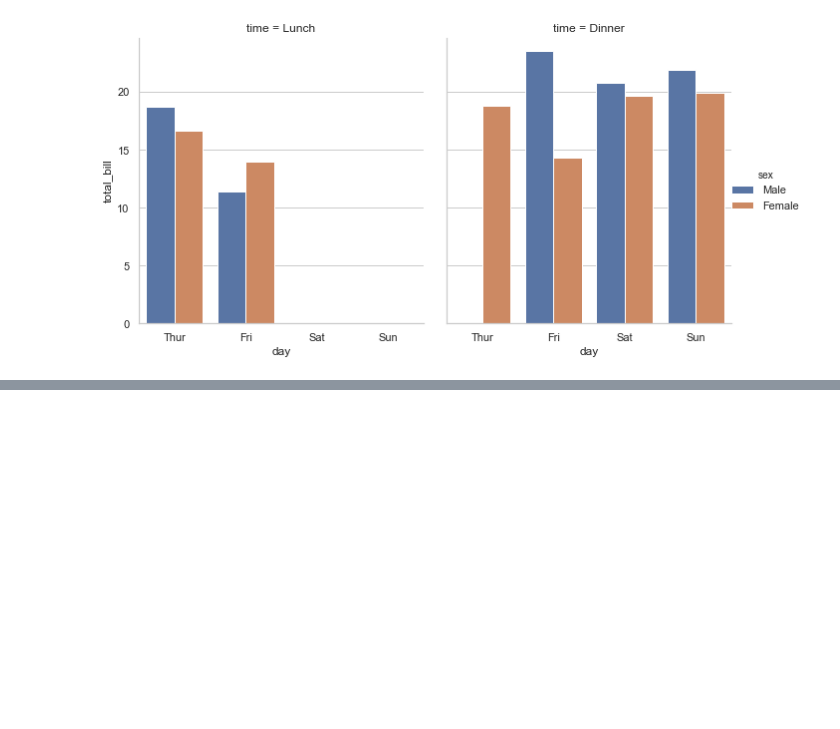
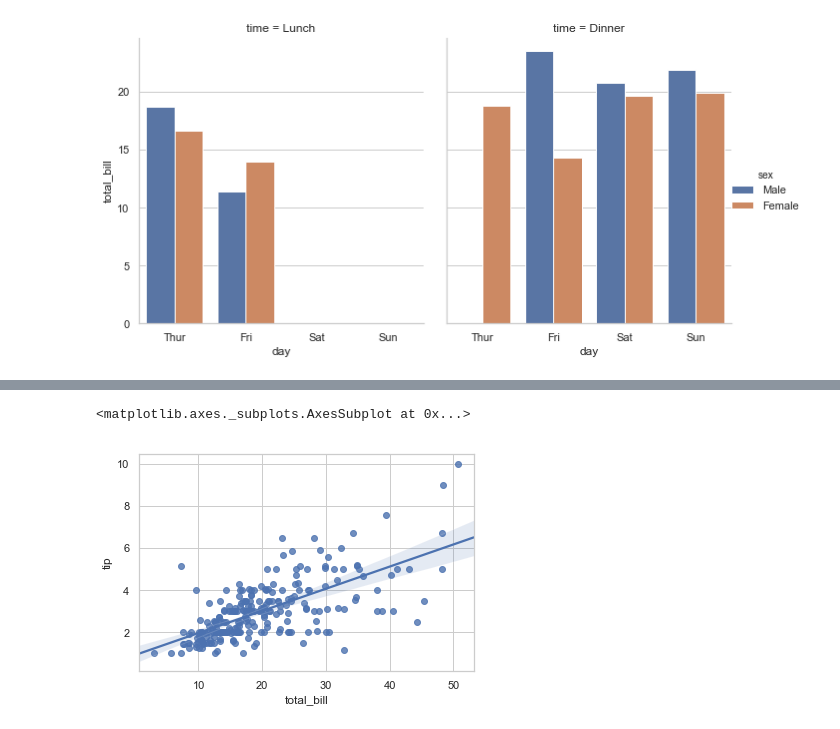
Before and after one commit to srikanthpragada/DS_06_MAY_2019, a Jupyter notebook: seaborn_demo.ipynb, the cells around one changed output, grey strips where cells are left out. Saved outputs shown, nothing was run; the diff lists cells and outputs as text; code cells hidden in the pictures; blank space fills up the shorter version.

```diff
--- a/seaborn_demo.ipynb
+++ b/seaborn_demo.ipynb
@@ -48,0 +59,5 @@ plt.gcf().set_size_inches(10,5)
+# %%
+sb.regplot(x="total_bill",y='tip', data=tips)
+# %% [output]
+<matplotlib.axes._subplots.AxesSubplot at 0x...>
+[figure, added]
```
Also changed, not shown: parts of 7 cells of this notebook.
